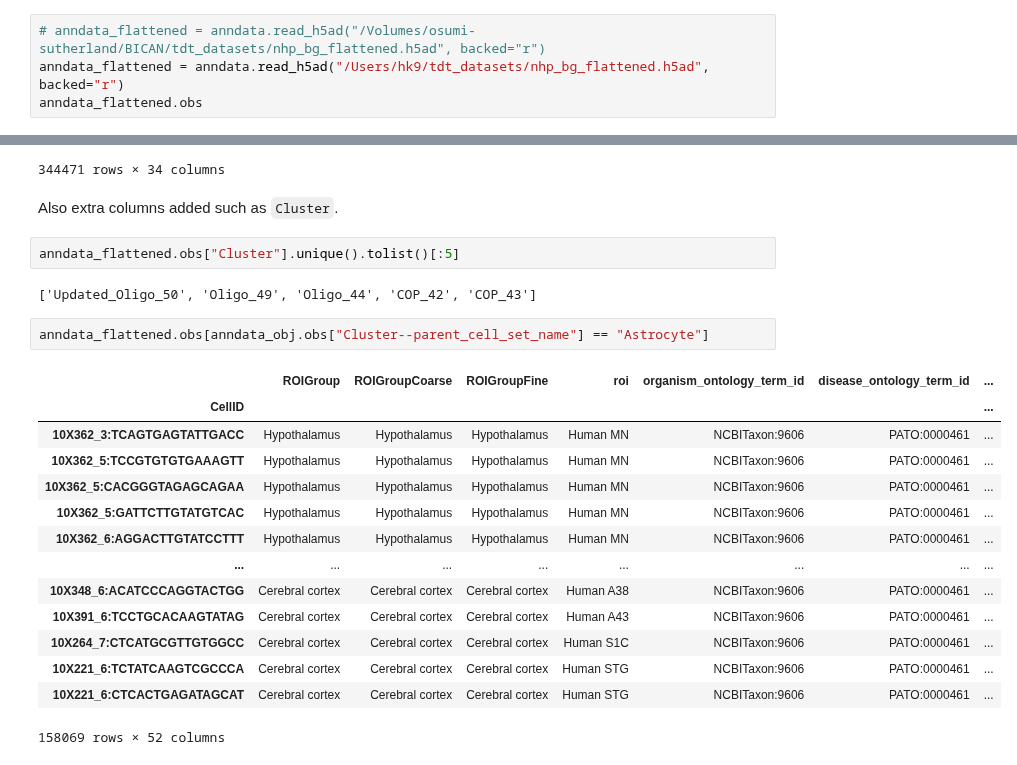
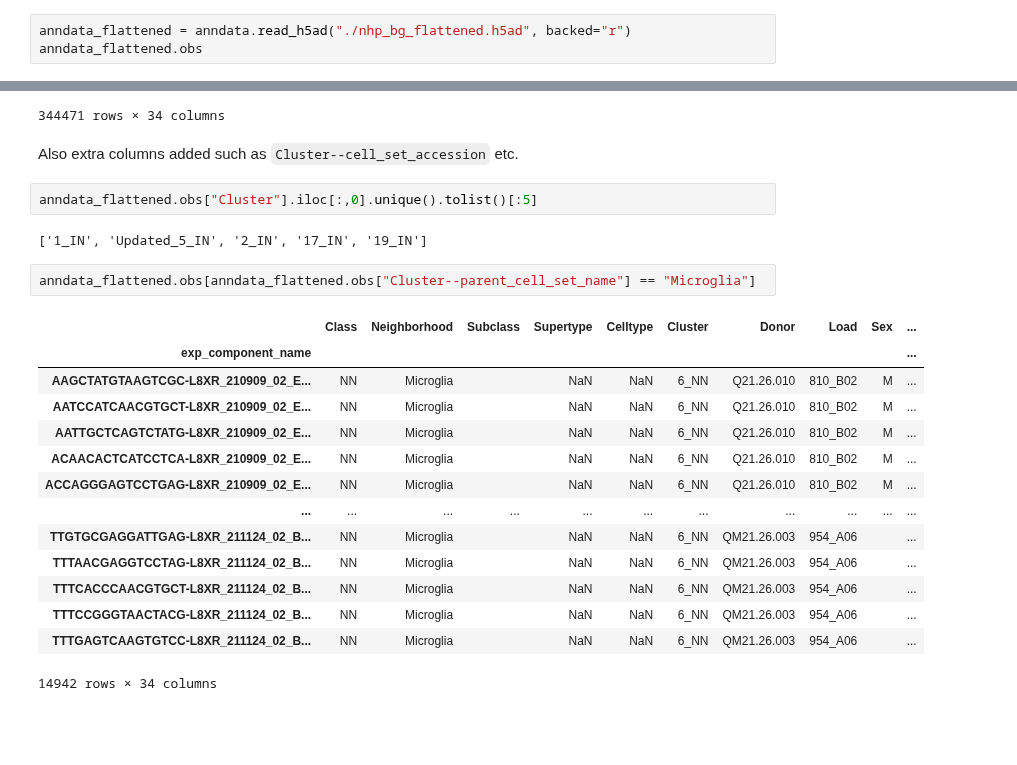
Before and after one commit to cellannotation/cas-tools, a Jupyter notebook: notebooks/test_flatten_nhp_bg.ipynb, the cells around one changed output, grey strips where cells are left out. Cells and saved outputs as stored; diff of their text form; blank space fills up the shorter version.

```diff
--- a/notebooks/test_flatten_nhp_bg.ipynb
+++ b/notebooks/test_flatten_nhp_bg.ipynb
@@ -79,6 +63,5 @@ Flatten CAS back to AnnData
 # %%
-# anndata_flattened = anndata.read_h5ad("/Volumes/osumi-sutherland/BICAN/tdt_datasets/nhp_bg_flattened.h5ad", backed="r")
-anndata_flattened = anndata.read_h5ad("/Users/hk9/tdt_datasets/nhp_bg_flattened.h5ad", backed="r")
+anndata_flattened = anndata.read_h5ad("./nhp_bg_flattened.h5ad", backed="r")
 anndata_flattened.obs
 # %% [output]
 |  | Class | Neighborhood | Subclass | Supertype | Celltype | Cluster | Donor | Load | Sex | ... |
@@ -96,28 +79,28 @@ anndata_flattened.obs
 | TTTGTGTTCCAAACAC-L8XR_211124_02_B... | NN | Oligos |  | NaN | NaN | 20_NN | QM21.26.003 | 954_A06 |  | ... |
 344471 rows × 34 columns
 # %% [markdown]
-Also extra columns added such as `Cluster`.
+Also extra columns added such as `Cluster--cell_set_accession` etc.
 # %%
-anndata_flattened.obs["Cluster"].unique().tolist()[:5]
+anndata_flattened.obs["Cluster"].iloc[:,0].unique().tolist()[:5]
 # %% [output]
-['Updated_Oligo_50', 'Oligo_49', 'Oligo_44', 'COP_42', 'COP_43']
+['1_IN', 'Updated_5_IN', '2_IN', '17_IN', '19_IN']
 # %%
-anndata_flattened.obs[anndata_obj.obs["Cluster--parent_cell_set_name"] == "Astrocyte"]
+anndata_flattened.obs[anndata_flattened.obs["Cluster--parent_cell_set_name"] == "Microglia"]
 # %% [output]
-|  | ROIGroup | ROIGroupCoarse | ROIGroupFine | roi | organism_ontology_term_id | disease_ontology_term_id | ... |
-| CellID |  |  |  |  |  |  | ... |
-| 10X362_3:TCAGTGAGTATTGACC | Hypothalamus | Hypothalamus | Hypothalamus | Human MN | NCBITaxon:9606 | PATO:0000461 | ... |
-| 10X362_5:TCCGTGTGTGAAAGTT | Hypothalamus | Hypothalamus | Hypothalamus | Human MN | NCBITaxon:9606 | PATO:0000461 | ... |
-| 10X362_5:CACGGGTAGAGCAGAA | Hypothalamus | Hypothalamus | Hypothalamus | Human MN | NCBITaxon:9606 | PATO:0000461 | ... |
-| 10X362_5:GATTCTTGTATGTCAC | Hypothalamus | Hypothalamus | Hypothalamus | Human MN | NCBITaxon:9606 | PATO:0000461 | ... |
-| 10X362_6:AGGACTTGTATCCTTT | Hypothalamus | Hypothalamus | Hypothalamus | Human MN | NCBITaxon:9606 | PATO:0000461 | ... |
-| ... | ... | ... | ... | ... | ... | ... | ... |
-| 10X348_6:ACATCCCAGGTACTGG | Cerebral cortex | Cerebral cortex | Cerebral cortex | Human A38 | NCBITaxon:9606 | PATO:0000461 | ... |
-| 10X391_6:TCCTGCACAAGTATAG | Cerebral cortex | Cerebral cortex | Cerebral cortex | Human A43 | NCBITaxon:9606 | PATO:0000461 | ... |
-| 10X264_7:CTCATGCGTTGTGGCC | Cerebral cortex | Cerebral cortex | Cerebral cortex | Human S1C | NCBITaxon:9606 | PATO:0000461 | ... |
-| 10X221_6:TCTATCAAGTCGCCCA | Cerebral cortex | Cerebral cortex | Cerebral cortex | Human STG | NCBITaxon:9606 | PATO:0000461 | ... |
-| 10X221_6:CTCACTGAGATAGCAT | Cerebral cortex | Cerebral cortex | Cerebral cortex | Human STG | NCBITaxon:9606 | PATO:0000461 | ... |
+|  | Class | Neighborhood | Subclass | Supertype | Celltype | Cluster | Donor | Load | Sex | ... |
+| exp_component_name |  |  |  |  |  |  |  |  |  | ... |
+| AAGCTATGTAAGTCGC-L8XR_210909_02_E... | NN | Microglia |  | NaN | NaN | 6_NN | Q21.26.010 | 810_B02 | M | ... |
+| AATCCATCAACGTGCT-L8XR_210909_02_E... | NN | Microglia |  | NaN | NaN | 6_NN | Q21.26.010 | 810_B02 | M | ... |
+| AATTGCTCAGTCTATG-L8XR_210909_02_E... | NN | Microglia |  | NaN | NaN | 6_NN | Q21.26.010 | 810_B02 | M | ... |
+| ACAACACTCATCCTCA-L8XR_210909_02_E... | NN | Microglia |  | NaN | NaN | 6_NN | Q21.26.010 | 810_B02 | M | ... |
+| ACCAGGGAGTCCTGAG-L8XR_210909_02_E... | NN | Microglia |  | NaN | NaN | 6_NN | Q21.26.010 | 810_B02 | M | ... |
+| ... | ... | ... | ... | ... | ... | ... | ... | ... | ... | ... |
+| TTGTGCGAGGATTGAG-L8XR_211124_02_B... | NN | Microglia |  | NaN | NaN | 6_NN | QM21.26.003 | 954_A06 |  | ... |
+| TTTAACGAGGTCCTAG-L8XR_211124_02_B... | NN | Microglia |  | NaN | NaN | 6_NN | QM21.26.003 | 954_A06 |  | ... |
+| TTTCACCCAACGTGCT-L8XR_211124_02_B... | NN | Microglia |  | NaN | NaN | 6_NN | QM21.26.003 | 954_A06 |  | ... |
+| TTTCCGGGTAACTACG-L8XR_211124_02_B... | NN | Microglia |  | NaN | NaN | 6_NN | QM21.26.003 | 954_A06 |  | ... |
+| TTTGAGTCAAGTGTCC-L8XR_211124_02_B... | NN | Microglia |  | NaN | NaN | 6_NN | QM21.26.003 | 954_A06 |  | ... |
-158069 rows × 52 columns
+14942 rows × 34 columns
 # %%
 anndata_obj.uns
 # %% [output]
```
Also changed, not shown: parts of 6 cells of this notebook, 1 other file.
